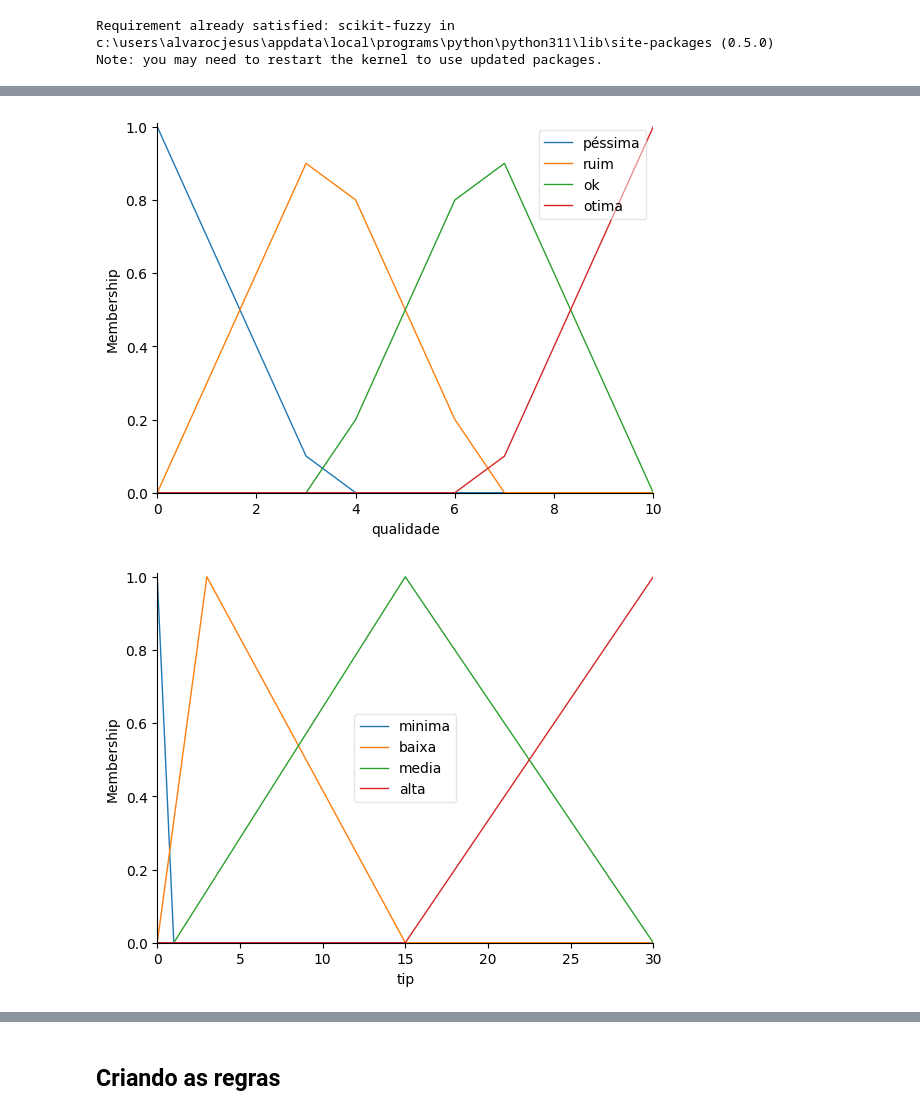
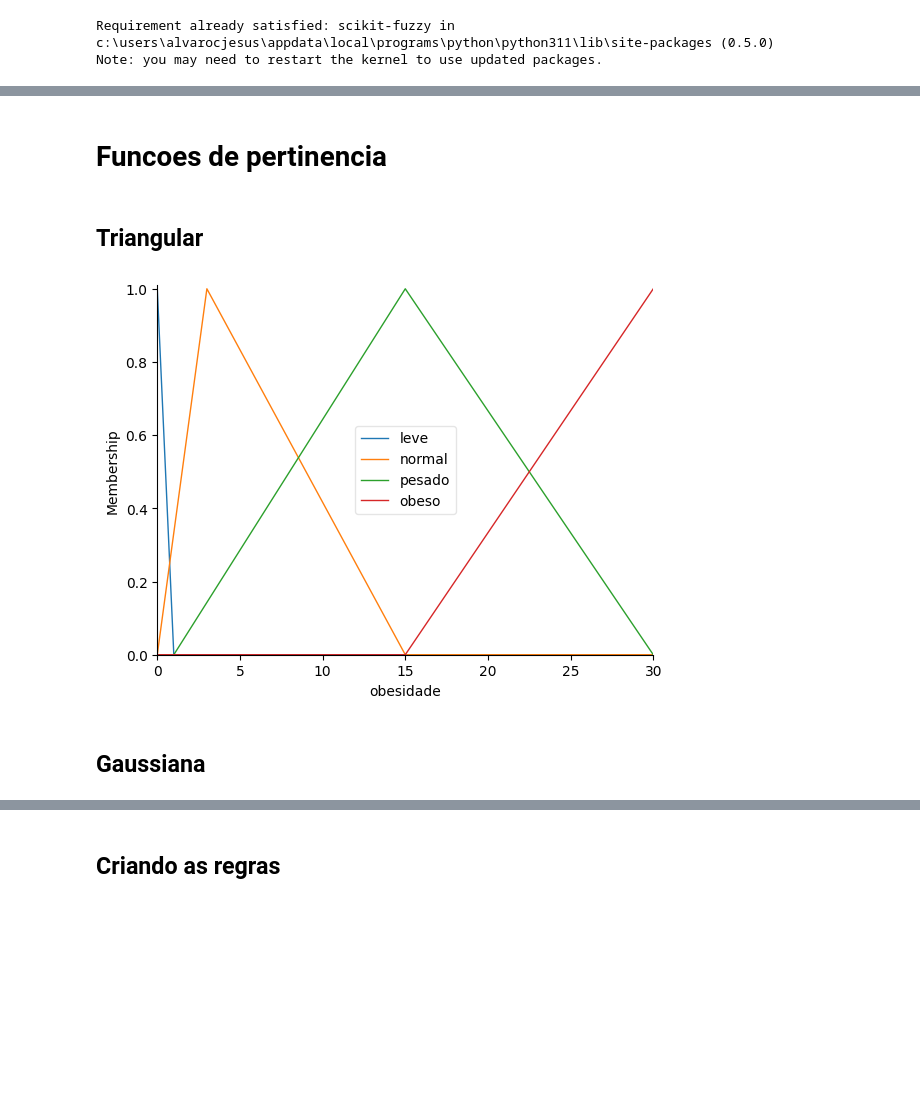
Before and after one commit to AlvarocJesus/IA_Robotica_Laboratorio, a Jupyter notebook: lab4/lab4.ipynb, the cells around one changed output, grey strips where cells are left out. Saved outputs shown, nothing was run; the diff lists cells and outputs as text; code cells hidden in the pictures; blank space fills up the shorter version.

```diff
--- a/lab4/lab4.ipynb
+++ b/lab4/lab4.ipynb
@@ -14,8 +31,8 @@ Note: you may need to restart the kernel to use updated packages.
 # Definindo as variaveis
 
 # Variaveis de Entrada (Antecedent)
-qualidade = ctrl.Antecedent(np.arange(0, 11, 1), 'qualidade')
-servico = ctrl.Antecedent(np.arange(0, 11, 1), 'servico')
+peso = ctrl.Antecedent(np.arange(0, 11, 1), 'peso')
+comer = ctrl.Antecedent(np.arange(0, 11, 1), 'comer')
 
 # Variaveis de saide (Consequent)
-gorjeta = ctrl.Consequent(np.arange(0, 31, 1), 'tip')
+obesidade = ctrl.Consequent(np.arange(0, 31, 1), 'obesidade')
@@ -30,16 +44,15 @@ qualidade.view()
-# %%
-# automf -> Atribuicao de categorias automaticamente
-qualidade.automf(names=['péssima', 'ruim', 'ok', 'otima'])
-qualidade.view()
-# %% [output]
-[figure, removed]
+# %% [markdown]
+# Funcoes de pertinencia
+# %% [markdown]
+## Triangular
 # %%
-# sem o automf -> triangulo
-gorjeta['minima'] = fuzz.trimf(gorjeta.universe, [-1, 0, 1])
-gorjeta['baixa'] = fuzz.trimf(gorjeta.universe, [0, 3, 15])
-gorjeta['media'] = fuzz.trimf(gorjeta.universe, [1, 15, 30])
-gorjeta['alta'] = fuzz.trimf(gorjeta.universe, [15, 30, 45])
-gorjeta.view()
+obesidade['leve'] = fuzz.trimf(obesidade.universe, [-1, 0, 1])
+obesidade['normal'] = fuzz.trimf(obesidade.universe, [0, 3, 15])
+obesidade['pesado'] = fuzz.trimf(obesidade.universe, [1, 15, 30])
+obesidade['obeso'] = fuzz.trimf(obesidade.universe, [15, 30, 45])
+obesidade.view()
 # %% [output]
-[figure, old version]
+[figure, new version]
+# %% [markdown]
+## Gaussiana
 # %%
```
Also changed, not shown: parts of 14 cells of this notebook, 3 other files.
